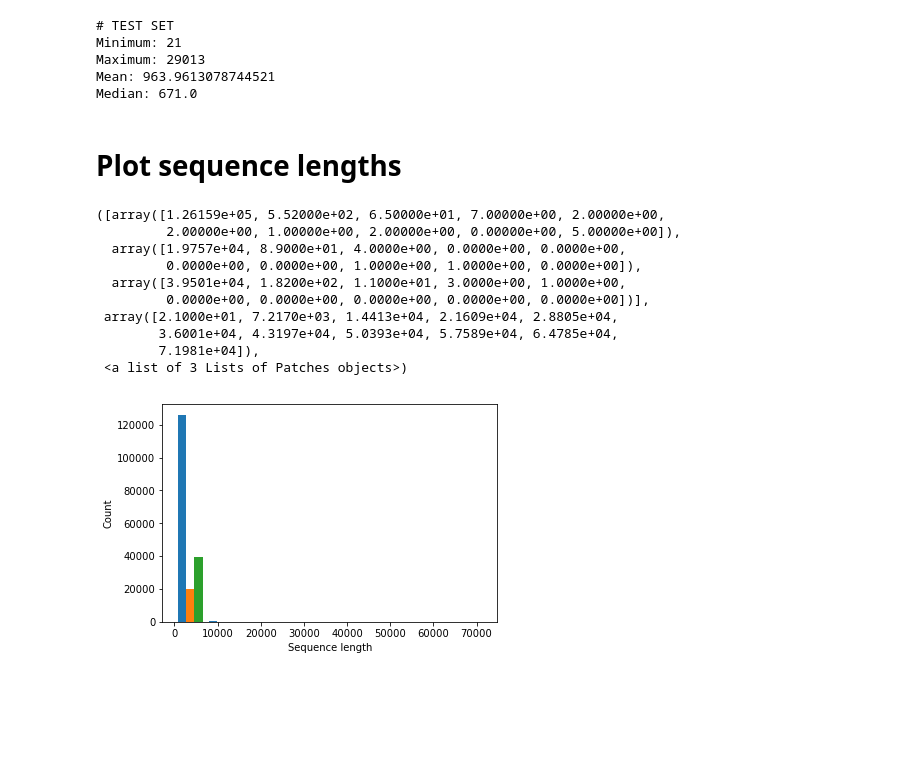
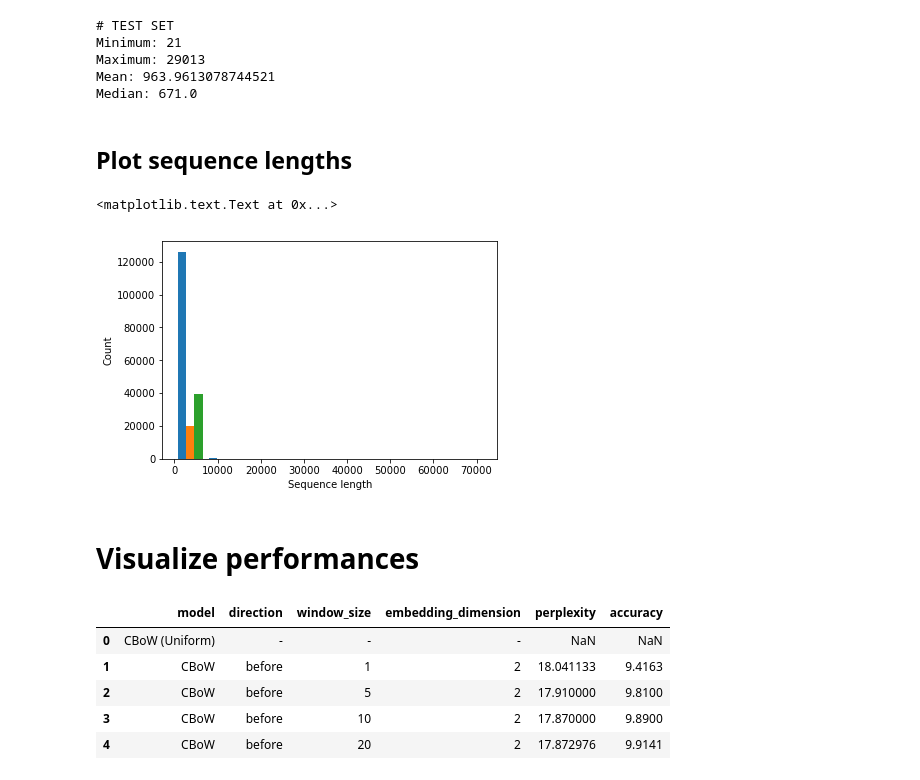
Before and after one commit to mari756h/The_unemployed_cells, a Jupyter notebook: Visualize.ipynb, the cells around one changed output. Saved outputs shown, nothing was run; the diff lists cells and outputs as text; code cells hidden in the pictures; blank space fills up the shorter version.

```diff
--- a/Visualize.ipynb
+++ b/Visualize.ipynb
@@ -68,22 +71,15 @@ Median: 671.0
 # The median and mean of all sets are below 1000 and close to 1000, respectively.
 # Therefore, only those with length 1000 and below are plotted.
 # %% [markdown]
-# Plot sequence lengths
+## Plot sequence lengths
 # %%
 # Set up figure
-fig = plt.figure()
+#fig = plt.figure()
+plt.hist([train, valid, test])
 plt.xlabel('Sequence length')
 plt.ylabel('Count')
-plt.hist([train, valid, test])
 # %% [output]
-([array([1.26159e+05, 5.52000e+02, 6.50000e+01, 7.00000e+00, 2.00000e+00,
-         2.00000e+00, 1.00000e+00, 2.00000e+00, 0.00000e+00, 5.00000e+00]),
-  array([1.9757e+04, 8.9000e+01, 4.0000e+00, 0.0000e+00, 0.0000e+00,
-         0.0000e+00, 0.0000e+00, 1.0000e+00, 1.0000e+00, 0.0000e+00]),
-  array([3.9501e+04, 1.8200e+02, 1.1000e+01, 3.0000e+00, 1.0000e+00,
-         0.0000e+00, 0.0000e+00, 0.0000e+00, 0.0000e+00, 0.0000e+00])],
- array([2.1000e+01, 7.2170e+03, 1.4413e+04, 2.1609e+04, 2.8805e+04,
-        3.6001e+04, 4.3197e+04, 5.0393e+04, 5.7589e+04, 6.4785e+04,
-        7.1981e+04]),
- <a list of 3 Lists of Patches objects>)
+<matplotlib.text.Text at 0x...>
 [figure]
+# %% [markdown]
+# Visualize performances
@@ -89,0 +88,11 @@ plt.hist([train, valid, test])
+# %%
+# Load performances
+performance = pd.read_csv(wkdir+'model_performances.csv', sep=';')
+performance.head()
+# %% [output]
+|  | model | direction | window_size | embedding_dimension | perplexity | accuracy |
+| 0 | CBoW (Uniform) | - | - | - | NaN | NaN |
+| 1 | CBoW | before | 1 | 2 | 18.041133 | 9.4163 |
+| 2 | CBoW | before | 5 | 2 | 17.910000 | 9.8100 |
+| 3 | CBoW | before | 10 | 2 | 17.870000 | 9.8900 |
+| 4 | CBoW | before | 20 | 2 | 17.872976 | 9.9141 |
```
Also changed, not shown: parts of 13 cells of this notebook, 3 other files.
